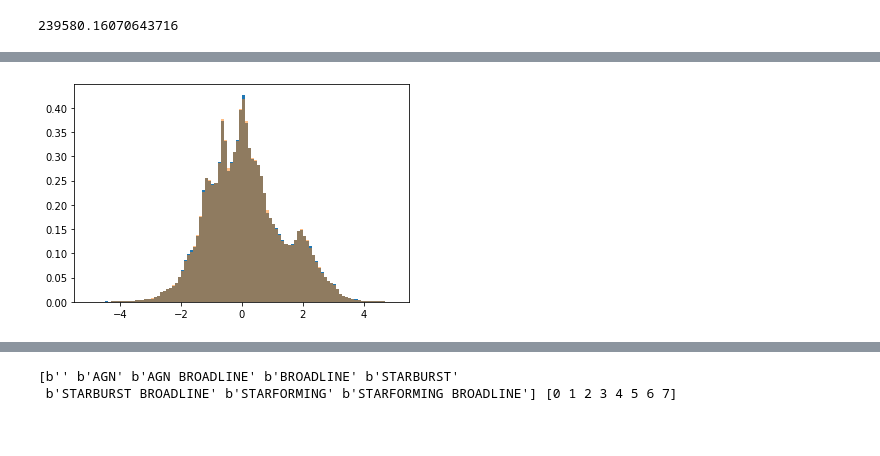
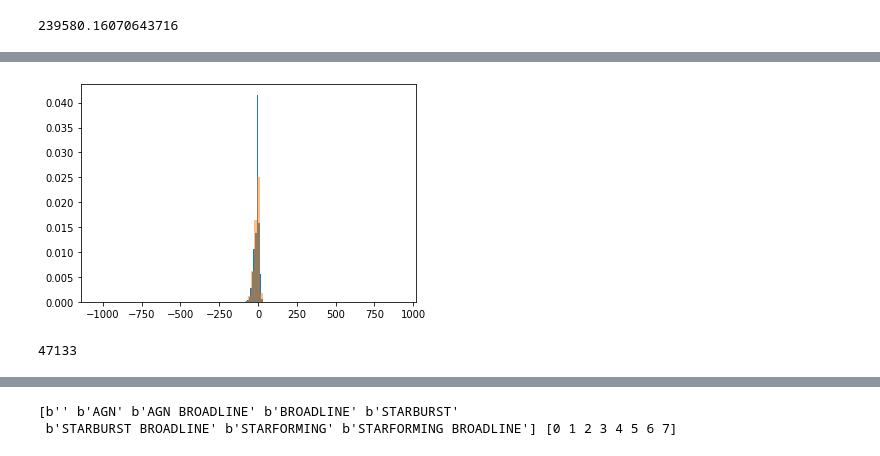
Before and after one commit to AlexGKim/SDSS_PAE, a Jupyter notebook: notebooks/AE_SDSS.ipynb, the cells around one changed output, grey strips where cells are left out. Drawn from its saved outputs; the diff is of its cells as text; code cells hidden in the pictures.

```diff
--- a/notebooks/AE_SDSS.ipynb
+++ b/notebooks/AE_SDSS.ipynb
@@ -72,11 +72,11 @@ fixed_num_bins  = 1000
 
 label           = 'galaxies_quasars_bins1000_wl3388-8318'
 label_          = label+'_minz005_maxz036_minSN50'
-label_2         = label+'_minz01_maxz036_minSN50'+'_10_fully_connected'
+label_2         = label+'_minz01_maxz036_minSN50'+'_8_fully_connected_large'
 
 seed            = 8720
 
-latent_dim      = 10
+latent_dim      = 8
 network_type    = 'fully_connected'
 # %%
 wl_range      = (np.log10(wlmin),np.log10(wlmax))
@@ -475,8 +479,12 @@ encoded_train, encoded_valid, encoded_test = np.load(os.path.join(root_encoded,'
 # %%
 np.save(os.path.join(root_decoded,'decoded_%s.npy'%label_2),[decoded_train,decoded_valid, decoded_test])
 # %%
-_=plt.hist(encoded_valid.flatten(),bins=100,density=True, range=(-5,5))
-_=plt.hist(encoded_train.flatten(),bins=100,density=True, range=(-5,5), alpha=0.5)
+_=plt.hist(encoded_valid.flatten(),bins=100,density=True)
+_=plt.hist(encoded_train.flatten(),bins=100,density=True, alpha=0.5)
 # %% [output]
-[figure, old version]
+[figure, new version]
+# %%
+len(encoded_valid)
+# %% [output]
+47133
 # %%
```
Also changed, not shown: parts of 18 cells of this notebook, 1 other file.
